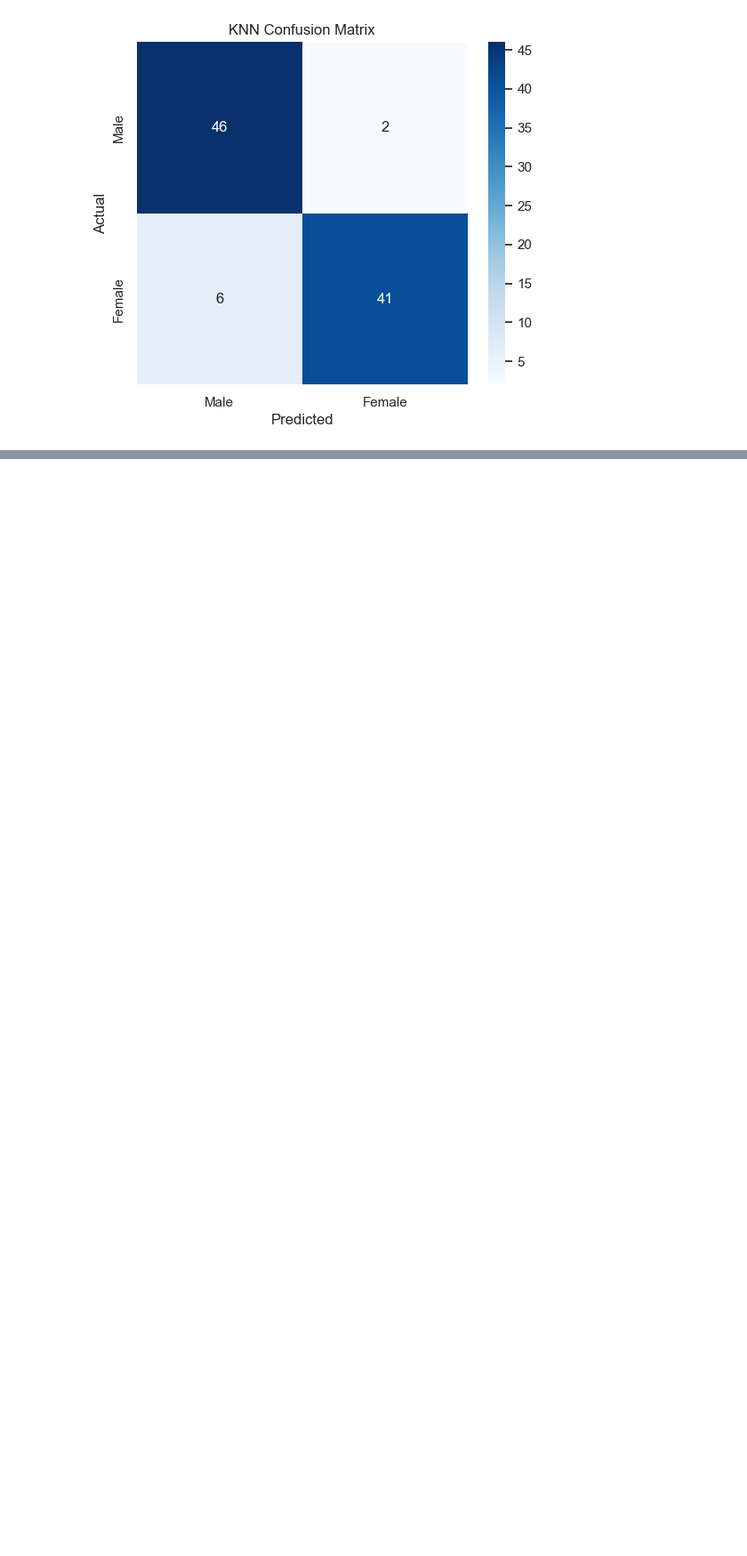
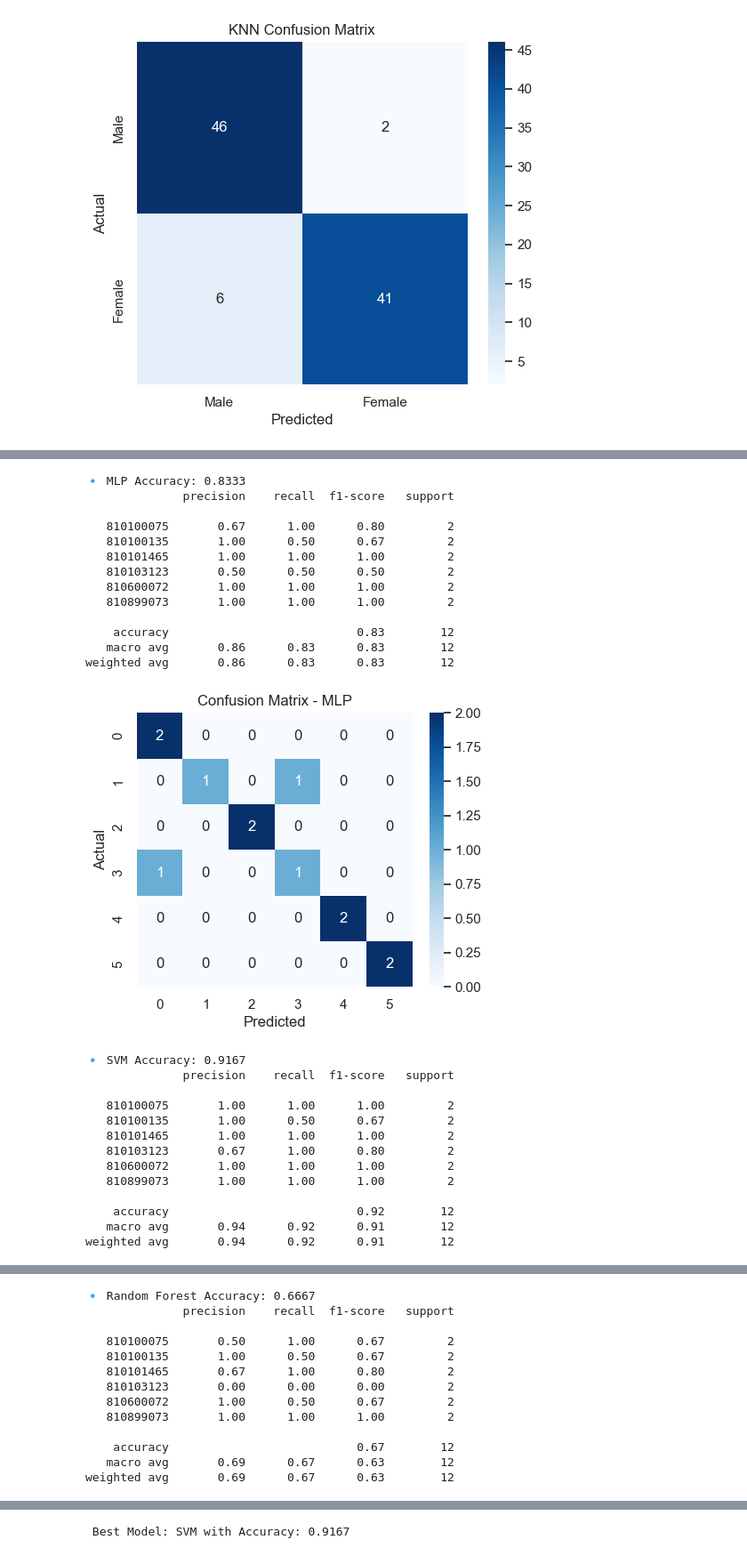
Before and after one commit to kasrahj/ML-Final-Project, a Jupyter notebook: classification.ipynb, the cells around one changed output, grey strips where cells are left out. Shown at 89% size. Cells and saved outputs as stored; diff of their text form; code cells hidden in the pictures; blank space fills up the shorter version.

```diff
--- a/classification.ipynb
+++ b/classification.ipynb
@@ -362,0 +900,39 @@ confusion_matrix_plot(y_test, y_pred, "KNN")
+# %%
+data = get_6_students_data()
+X = data.drop(columns=["student_id"])
+y = data["student_id"]
+
+X_train, X_test, y_train, y_test = train_test_split(X, y, test_size=12/42, random_state=42, stratify=y)
+
+scaler = StandardScaler()
+X_train = scaler.fit_transform(X_train)
+X_test = scaler.transform(X_test)
+train_and_evaluate_models(X_train, X_test, y_train, y_test)
+# %% [output]
+🔹 MLP Accuracy: 0.8333
+              precision    recall  f1-score   support
+
+   810100075       0.67      1.00      0.80         2
+   810100135       1.00      0.50      0.67         2
+   810101465       1.00      1.00      1.00         2
+   810103123       0.50      0.50      0.50         2
+   810600072       1.00      1.00      1.00         2
+   810899073       1.00      1.00      1.00         2
+
+    accuracy                           0.83        12
+   macro avg       0.86      0.83      0.83        12
+weighted avg       0.86      0.83      0.83        12
+[figure, added]
+🔹 SVM Accuracy: 0.9167
+              precision    recall  f1-score   support
+
+   810100075       1.00      1.00      1.00         2
+   810100135       1.00      0.50      0.67         2
+   810101465       1.00      1.00      1.00         2
+   810103123       0.67      1.00      0.80         2
+   810600072       1.00      1.00      1.00         2
+   810899073       1.00      1.00      1.00         2
+
+    accuracy                           0.92        12
+   macro avg       0.94      0.92      0.91        12
+weighted avg       0.94      0.92      0.91        12
@@ -362,0 +940,13 @@ confusion_matrix_plot(y_test, y_pred, "KNN")
+🔹 Random Forest Accuracy: 0.6667
+              precision    recall  f1-score   support
+
+   810100075       0.50      1.00      0.67         2
+   810100135       1.00      0.50      0.67         2
+   810101465       0.67      1.00      0.80         2
+   810103123       0.00      0.00      0.00         2
+   810600072       1.00      0.50      0.67         2
+   810899073       1.00      1.00      1.00         2
+
+    accuracy                           0.67        12
+   macro avg       0.69      0.67      0.63        12
+weighted avg       0.69      0.67      0.63        12
@@ -362,0 +968 @@ confusion_matrix_plot(y_test, y_pred, "KNN")
+ Best Model: SVM with Accuracy: 0.9167
```
Also changed, not shown: parts of 28 cells of this notebook, 1 other file.
